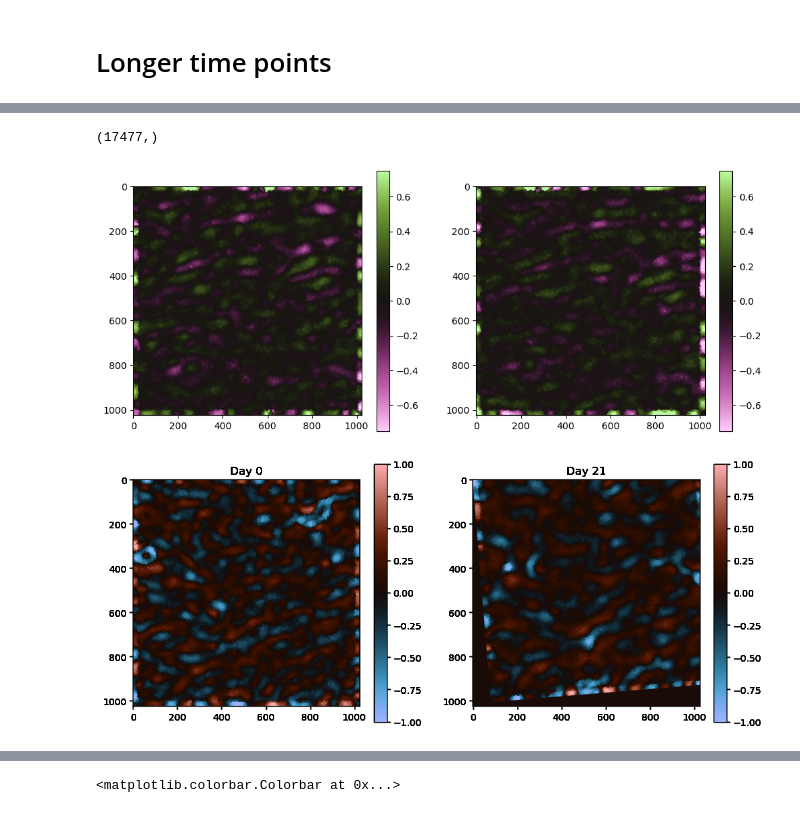
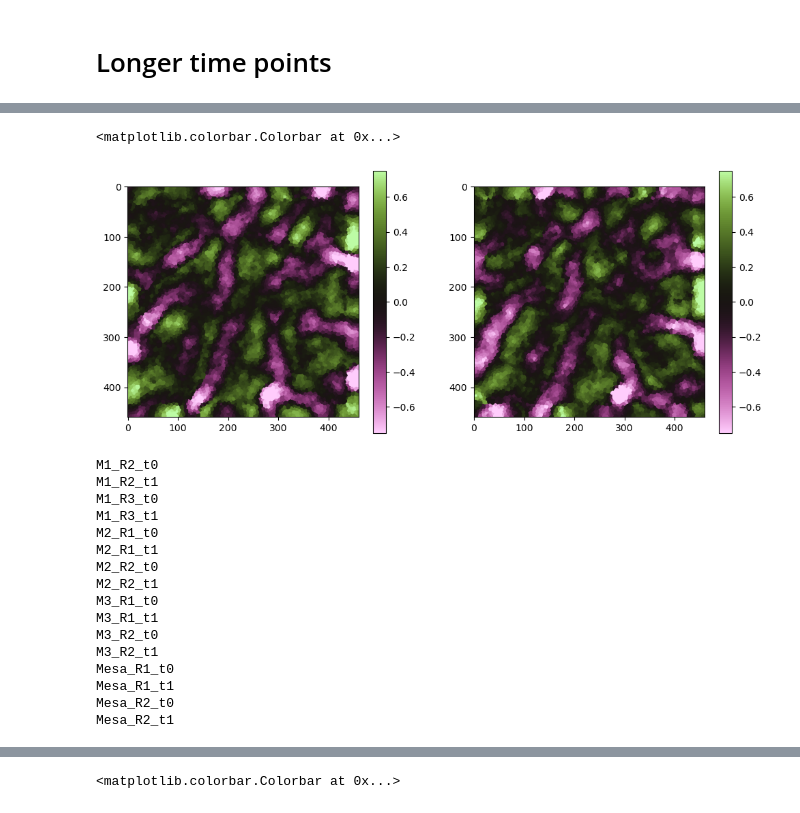
Before and after one commit to xies/mouse_skin_size_control, a Jupyter notebook: 2025_lineage_analysis/tissue_curvature/tissue_curvature_logivity_correlation.ipynb, the cells around one changed output, grey strips where cells are left out. Drawn from its saved outputs; the diff is of its cells as text; code cells hidden in the pictures.

```diff
--- a/2025_lineage_analysis/tissue_curvature/tissue_curvature_logivity_correlation.ipynb
+++ b/2025_lineage_analysis/tissue_curvature/tissue_curvature_logivity_correlation.ipynb
@@ -109,6 +109,11 @@ dirnames = {'M1_R2_t0':'/Users/xies/Library/CloudStorage/OneDrive-Stanford/Skin/
             'M3_R1_t1':'/Users/xies/Library/CloudStorage/OneDrive-Stanford/Skin/Two photon/NMS/Dermal topography/10-03-2025 Cdh5-RFP blood vessels/Male 6121/Left paw R1/2. Day 28',
             'M3_R2_t0':'/Users/xies/Library/CloudStorage/OneDrive-Stanford/Skin/Two photon/NMS/Dermal topography/10-03-2025 Cdh5-RFP blood vessels/Male 6121/Left paw R2/0. Day 0',
             'M3_R2_t1':'/Users/xies/Library/CloudStorage/OneDrive-Stanford/Skin/Two photon/NMS/Dermal topography/10-03-2025 Cdh5-RFP blood vessels/Male 6121/Left paw R2/2. Day 28',
+            'M3_R2_t1':'/Users/xies/Library/CloudStorage/OneDrive-Stanford/Skin/Two photon/NMS/Dermal topography/10-03-2025 Cdh5-RFP blood vessels/Male 6121/Left paw R2/2. Day 28',
+            'Mesa_R1_t0':'',
+            'Mesa_R1_t1':'',
+            'Mesa_R2_t0':'',
+            'Mesa_R2_t1':'',
            }
 # %%
 recalculate = False
@@ -181,31 +175,47 @@ for name,dirname in dirnames.items():
     mesh = Trimesh(v[:,[1,2,0]],f)
     mean_curve[name],gaussian_curve[name] = \
         get_tissue_curvature_over_grid(mesh,image_shape=height_images[name].shape)
+# %%
+# Export curvatures
+for name,dirname in dirnames.items():
+    np.savez(path.join(dirname,'mean_curvature_kappa5.npz'),mean_curvature=mean_curvature)
 # %%
+# Manually load the mesa ones
+mouse = ['R1','R2']
+times = ['t0','t14']
+
+for m in mouse:
+    for t in times:
+        if t=='t0':
+            name = f'Mesa_{m}_t0'
+        if t=='t14':
+            name = f'Mesa_{m}_t1'
+
+        mean_curve[name] = \
+            np.load(f'/Users/xies/Library/CloudStorage/OneDrive-Stanford/Skin/Mesa et al/W-{m}/Image flattening/trimesh/mean_curvature_{t}_kappa5.npz')['mean_curvature']
-# %% [output]
-(17477,)
 # %%
-mouse = 'M2_R2'
+mouse = 'Mesa_R1'
 
 plt.rcParams['figure.figsize'] = [12, 5]
 plt.subplot(1,2,1)
 plt.imshow(mean_curve[mouse+'_t0'],vmin=-0.75,vmax=0.75,cmap='vanimo')
 plt.colorbar()
 
 plt.subplot(1,2,2)
 plt.imshow(mean_curve[mouse+'_t1'],vmin=-0.75,vmax=0.75,cmap='vanimo')
 plt.colorbar()
 
-plt.gcf().savefig(path.join(dirnames[mouse+'_t0'],'curvature_stability'))
+# plt.gcf().savefig(path.join(dirnames[mouse+'_t0'],'curvature_stability'))
 # %% [output]
+<matplotlib.colorbar.Colorbar at 0x...>
-[figure, old version]
+[figure, new version]
 # %%
 # rotation
 from pystackreg import StackReg
 from skimage import transform
 
 for name,dirname in dirnames.items():
-
+    print(name)
     mouse = '_'.join(name.split('_')[:-1])
 
     Xtrim = slice(100,900)
@@ -219,19 +229,34 @@ for name,dirname in dirnames.items():
     transformed = transform.warp(mean_curve[mouse+'_t1'],T)
     mean_curve[mouse+'_t1_t'] = transformed
 
-    plt.subplot(1,2,1)
-    plt.title('Day 0')
-    plt.imshow(mean_curve[mouse+'_t0'],clim=[-0.75,0.75],cmap='berlin')
-    plt.clim([-1,1])
-    plt.colorbar()
+    # plt.subplot(1,2,1)
+    # plt.title('Day 0')
+    # plt.imshow(mean_curve[mouse+'_t0'],clim=[-0.75,0.75],cmap='berlin')
+    # plt.clim([-1,1])
+    # plt.colorbar()
 
-    plt.subplot(1,2,2)
-    plt.title('Day 21')
-    plt.imshow(transformed,clim=[-0.75,0.75],cmap='berlin')
-    plt.clim([-1,1])
+    # plt.subplot(1,2,2)
+    # plt.title('Day 21')
+    # plt.imshow(transformed,clim=[-0.75,0.75],cmap='berlin')
+    # plt.clim([-1,1])
 
-    plt.colorbar()
+    # plt.colorbar()
 
-    plt.savefig(path.join(dirnames[mouse+'_t0'],'curvature.svg'))
+    # plt.savefig(path.join(dirnames[mouse+'_t0'],'curvature.svg'))
 # %% [output]
-[figure, removed]
+M1_R2_t0
+M1_R2_t1
+M1_R3_t0
+M1_R3_t1
+M2_R1_t0
+M2_R1_t1
+M2_R2_t0
+M2_R2_t1
+M3_R1_t0
+M3_R1_t1
+M3_R2_t0
+M3_R2_t1
+Mesa_R1_t0
+Mesa_R1_t1
+Mesa_R2_t0
+Mesa_R2_t1
```
Also changed, not shown: parts of 9 cells of this notebook, 6 other files.
